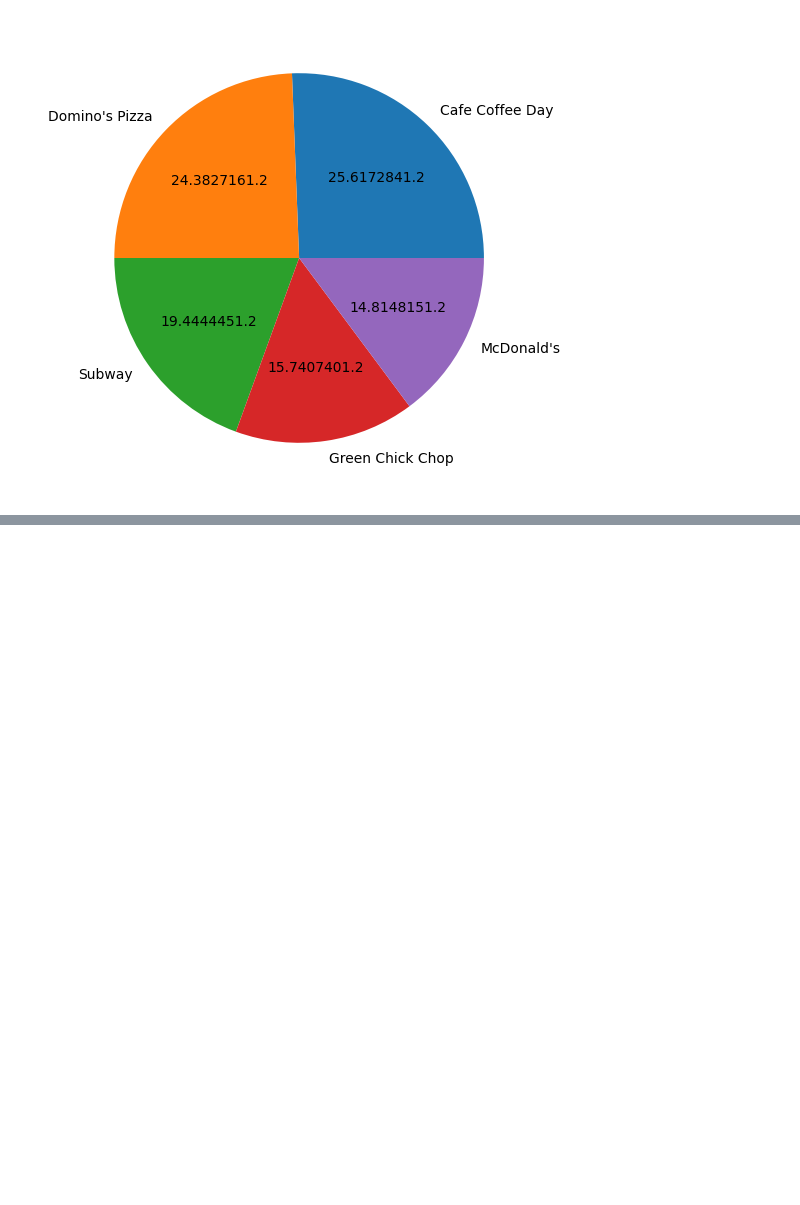
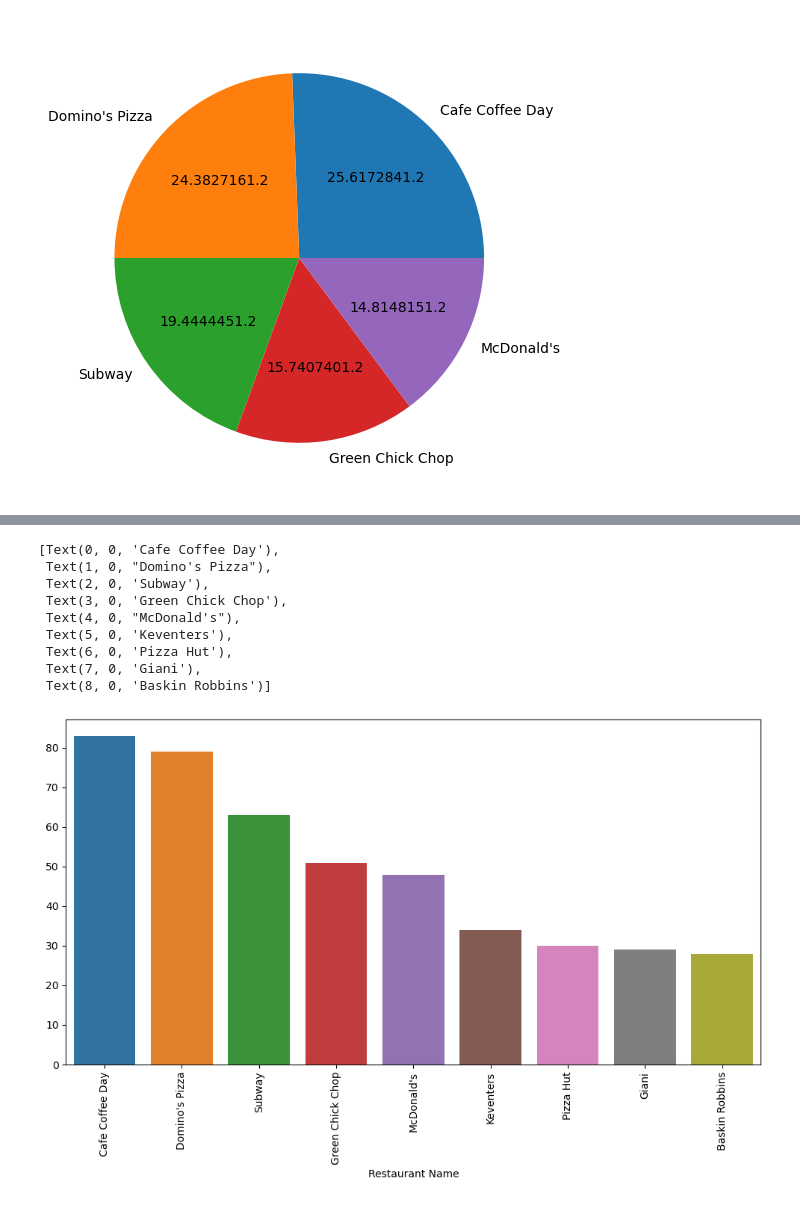
Before and after one commit to Digvijay1000/EDA, a Jupyter notebook: EDA_Zomato/EDA_on_Zomato_data.ipynb, the cells around one changed output, grey strips where cells are left out. Saved outputs shown, nothing was run; the diff lists cells and outputs as text; code cells hidden in the pictures; blank space fills up the shorter version.

```diff
--- a/EDA_Zomato/EDA_on_Zomato_data.ipynb
+++ b/EDA_Zomato/EDA_on_Zomato_data.ipynb
@@ -334,0 +457,14 @@ sns.barplot(x=hotel_names[:10],y=hotel_counts[:10])
+# %%
+ax = sns.barplot(x=hotel_names[:9], y=hotel_counts[:9])
+ax.set_xticklabels(ax.get_xticklabels(), rotation=90)
+# %% [output]
+[Text(0, 0, 'Cafe Coffee Day'),
+ Text(1, 0, "Domino's Pizza"),
+ Text(2, 0, 'Subway'),
+ Text(3, 0, 'Green Chick Chop'),
+ Text(4, 0, "McDonald's"),
+ Text(5, 0, 'Keventers'),
+ Text(6, 0, 'Pizza Hut'),
+ Text(7, 0, 'Giani'),
+ Text(8, 0, 'Baskin Robbins')]
+[figure, added]
```
Also changed, not shown: parts of 21 cells of this notebook.
